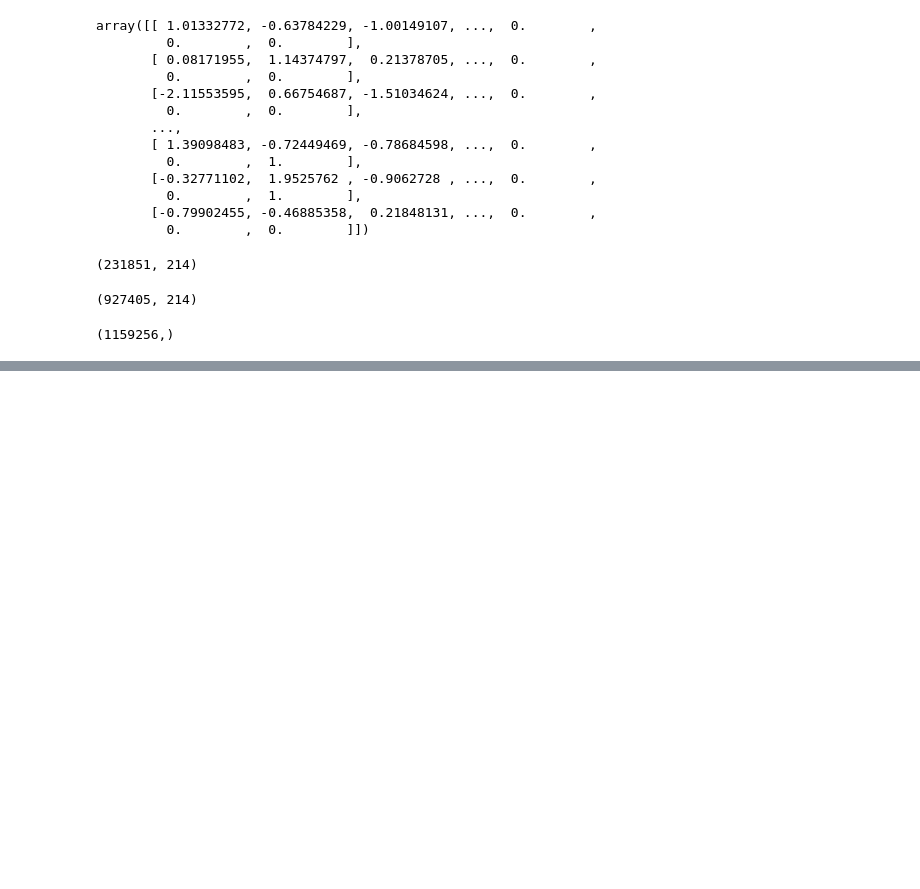
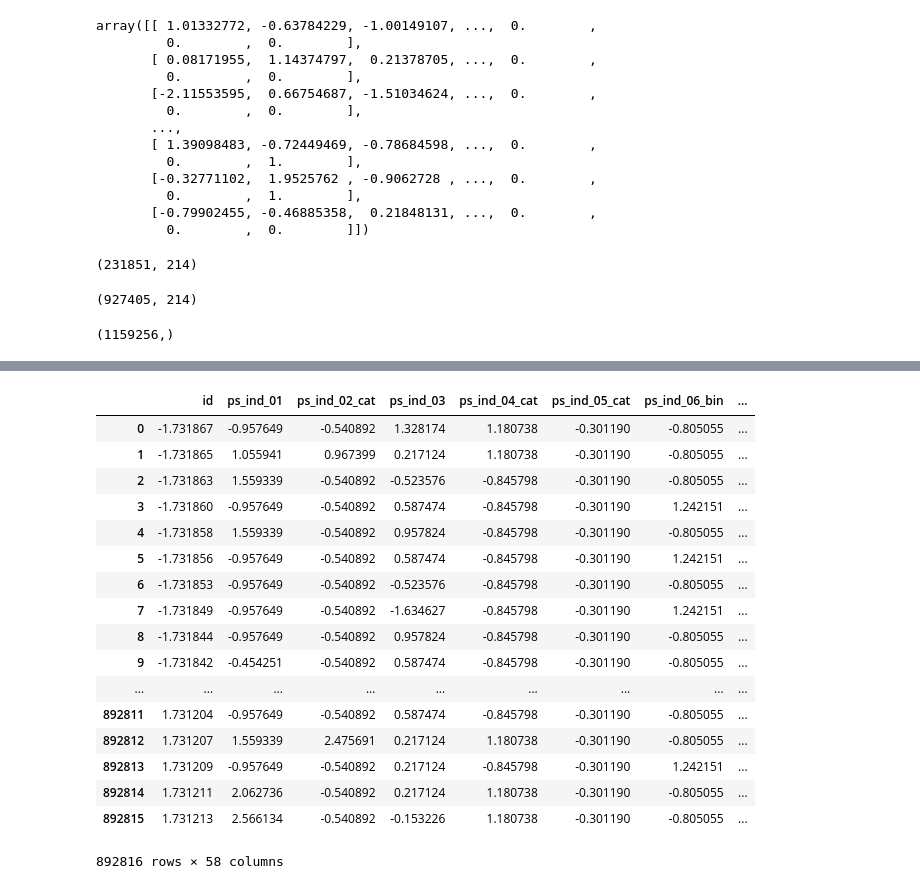
Before and after one commit to jwcunhagit/ml-ps, a Jupyter notebook: Balance-Data-expanding-values-Adjust_test_set.ipynb, the cells around one changed output, grey strips where cells are left out. Drawn from its saved outputs; the diff is of its cells as text; code cells hidden in the pictures; blank space fills up the shorter version.

```diff
--- a/Balance-Data-expanding-values-Adjust_test_set.ipynb
+++ b/Balance-Data-expanding-values-Adjust_test_set.ipynb
@@ -390,0 +421,30 @@ classifier.fit(X, y)
+# %%
+from sklearn.preprocessing import StandardScaler
+sc = StandardScaler()
+
+columns_from_dataset = test_dataset.columns.values.tolist()
+
+test_dataset_rescaled = sc.fit_transform(test_dataset.as_matrix())
+
+test_dataset = pd.DataFrame(test_dataset_rescaled, columns = columns_from_dataset)
+# %%
+test_dataset
+# %% [output]
+|  | id | ps_ind_01 | ps_ind_02_cat | ps_ind_03 | ps_ind_04_cat | ps_ind_05_cat | ps_ind_06_bin | ... |
+| 0 | -1.731867 | -0.957649 | -0.540892 | 1.328174 | 1.180738 | -0.301190 | -0.805055 | ... |
+| 1 | -1.731865 | 1.055941 | 0.967399 | 0.217124 | 1.180738 | -0.301190 | -0.805055 | ... |
+| 2 | -1.731863 | 1.559339 | -0.540892 | -0.523576 | -0.845798 | -0.301190 | -0.805055 | ... |
+| 3 | -1.731860 | -0.957649 | -0.540892 | 0.587474 | -0.845798 | -0.301190 | 1.242151 | ... |
+| 4 | -1.731858 | 1.559339 | -0.540892 | 0.957824 | -0.845798 | -0.301190 | -0.805055 | ... |
+| 5 | -1.731856 | -0.957649 | -0.540892 | 0.587474 | -0.845798 | -0.301190 | 1.242151 | ... |
+| 6 | -1.731853 | -0.957649 | -0.540892 | -0.523576 | -0.845798 | -0.301190 | -0.805055 | ... |
+| 7 | -1.731849 | -0.957649 | -0.540892 | -1.634627 | -0.845798 | -0.301190 | 1.242151 | ... |
+| 8 | -1.731844 | -0.957649 | -0.540892 | 0.957824 | -0.845798 | -0.301190 | -0.805055 | ... |
+| 9 | -1.731842 | -0.454251 | -0.540892 | 0.587474 | -0.845798 | -0.301190 | -0.805055 | ... |
+| ... | ... | ... | ... | ... | ... | ... | ... | ... |
+| 892811 | 1.731204 | -0.957649 | -0.540892 | 0.587474 | -0.845798 | -0.301190 | -0.805055 | ... |
+| 892812 | 1.731207 | 1.559339 | 2.475691 | 0.217124 | 1.180738 | -0.301190 | -0.805055 | ... |
+| 892813 | 1.731209 | -0.957649 | -0.540892 | 0.217124 | -0.845798 | -0.301190 | 1.242151 | ... |
+| 892814 | 1.731211 | 2.062736 | -0.540892 | 0.217124 | 1.180738 | -0.301190 | -0.805055 | ... |
+| 892815 | 1.731213 | 2.566134 | -0.540892 | -0.153226 | 1.180738 | -0.301190 | -0.805055 | ... |
+892816 rows × 58 columns
```
Also changed, not shown: parts of 13 cells of this notebook.
